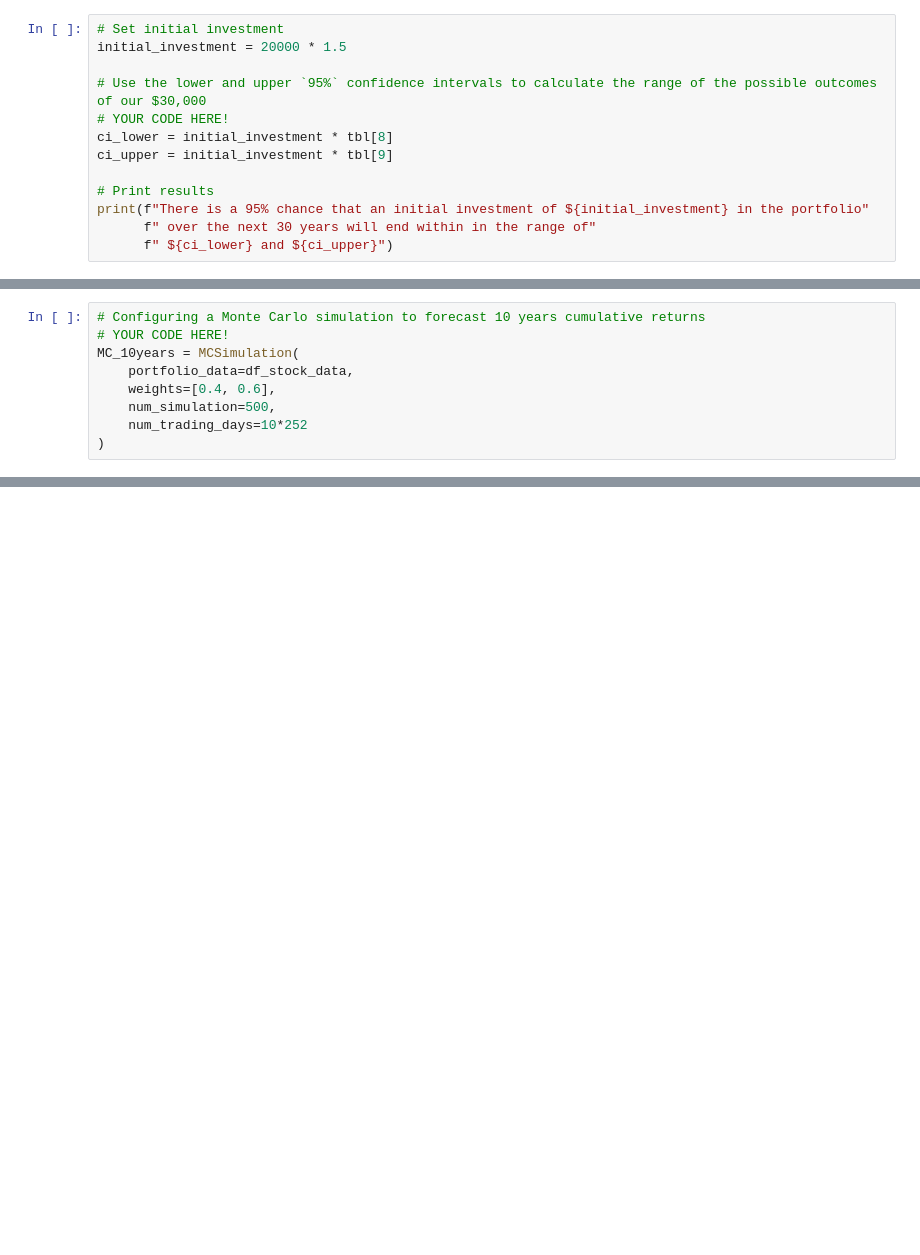
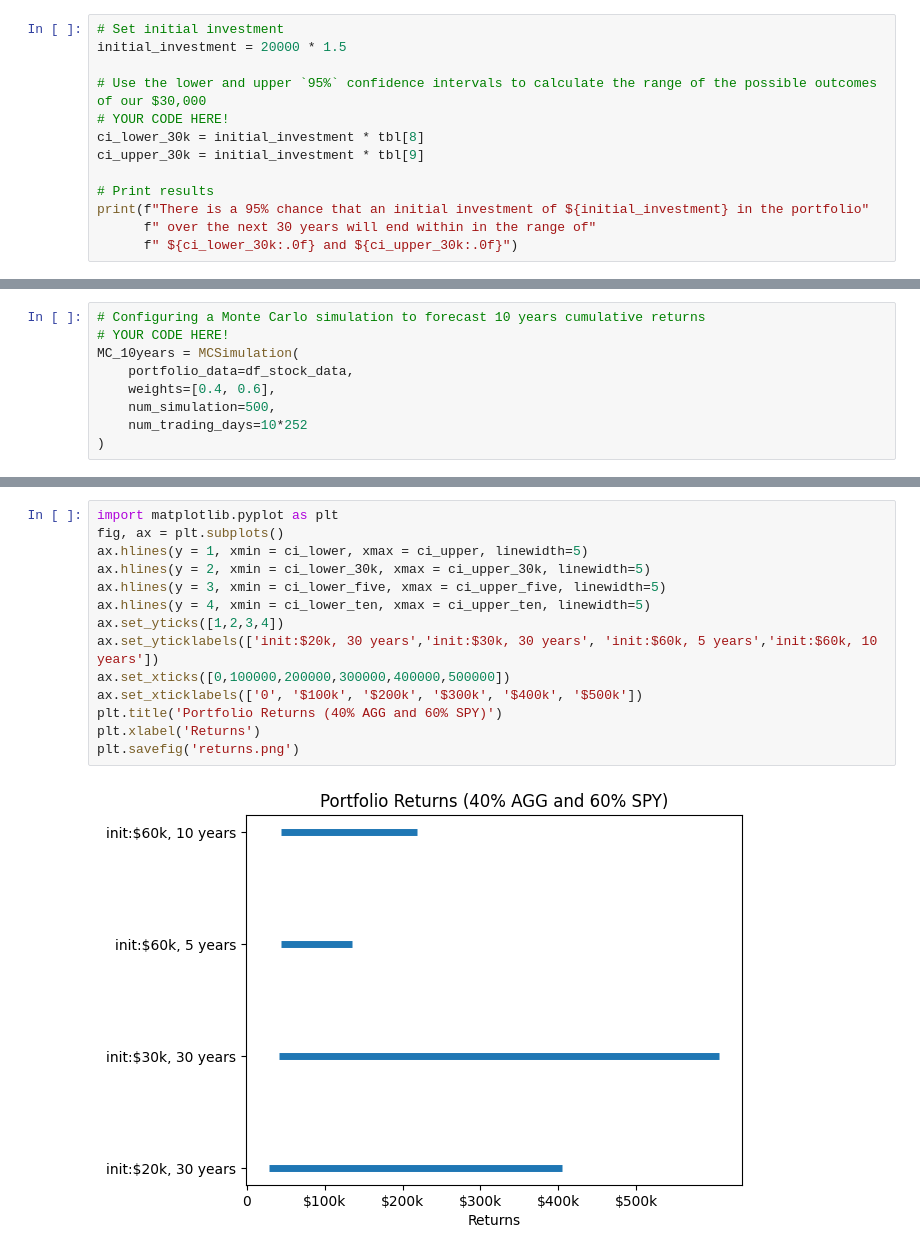
Before and after one commit to tingjun-yang/Financial-Planning, a Jupyter notebook: financial-planner.ipynb, the cells around one changed output, grey strips where cells are left out. Drawn from its saved outputs; the diff is of its cells as text; blank space fills up the shorter version.

```diff
--- a/financial-planner.ipynb
+++ b/financial-planner.ipynb
@@ -340,11 +340,11 @@ initial_investment = 20000 * 1.5
 
 # Use the lower and upper `95%` confidence intervals to calculate the range of the possible outcomes of our $30,000
 # YOUR CODE HERE!
-ci_lower = initial_investment * tbl[8]
-ci_upper = initial_investment * tbl[9]
+ci_lower_30k = initial_investment * tbl[8]
+ci_upper_30k = initial_investment * tbl[9]
 
 # Print results
 print(f"There is a 95% chance that an initial investment of ${initial_investment} in the portfolio"
       f" over the next 30 years will end within in the range of"
-      f" ${ci_lower} and ${ci_upper}")
+      f" ${ci_lower_30k:.0f} and ${ci_upper_30k:.0f}")
 # %% [output]
@@ -568,0 +569,16 @@ There is a 95% chance that an initial investment of $60000 in the portfolio over
+# %%
+import matplotlib.pyplot as plt
+fig, ax = plt.subplots()
+ax.hlines(y = 1, xmin = ci_lower, xmax = ci_upper, linewidth=5)
+ax.hlines(y = 2, xmin = ci_lower_30k, xmax = ci_upper_30k, linewidth=5)
+ax.hlines(y = 3, xmin = ci_lower_five, xmax = ci_upper_five, linewidth=5)
+ax.hlines(y = 4, xmin = ci_lower_ten, xmax = ci_upper_ten, linewidth=5)
+ax.set_yticks([1,2,3,4])
+ax.set_yticklabels(['init:$20k, 30 years','init:$30k, 30 years', 'init:$60k, 5 years','init:$60k, 10 years'])
+ax.set_xticks([0,100000,200000,300000,400000,500000])
+ax.set_xticklabels(['0', '$100k', '$200k', '$300k', '$400k', '$500k'])
+plt.title('Portfolio Returns (40% AGG and 60% SPY)')
+plt.xlabel('Returns')
+plt.savefig('returns.png')
+# %% [output]
+[figure, added]
```
Also changed, not shown: parts of 19 cells of this notebook, 4 other files.
